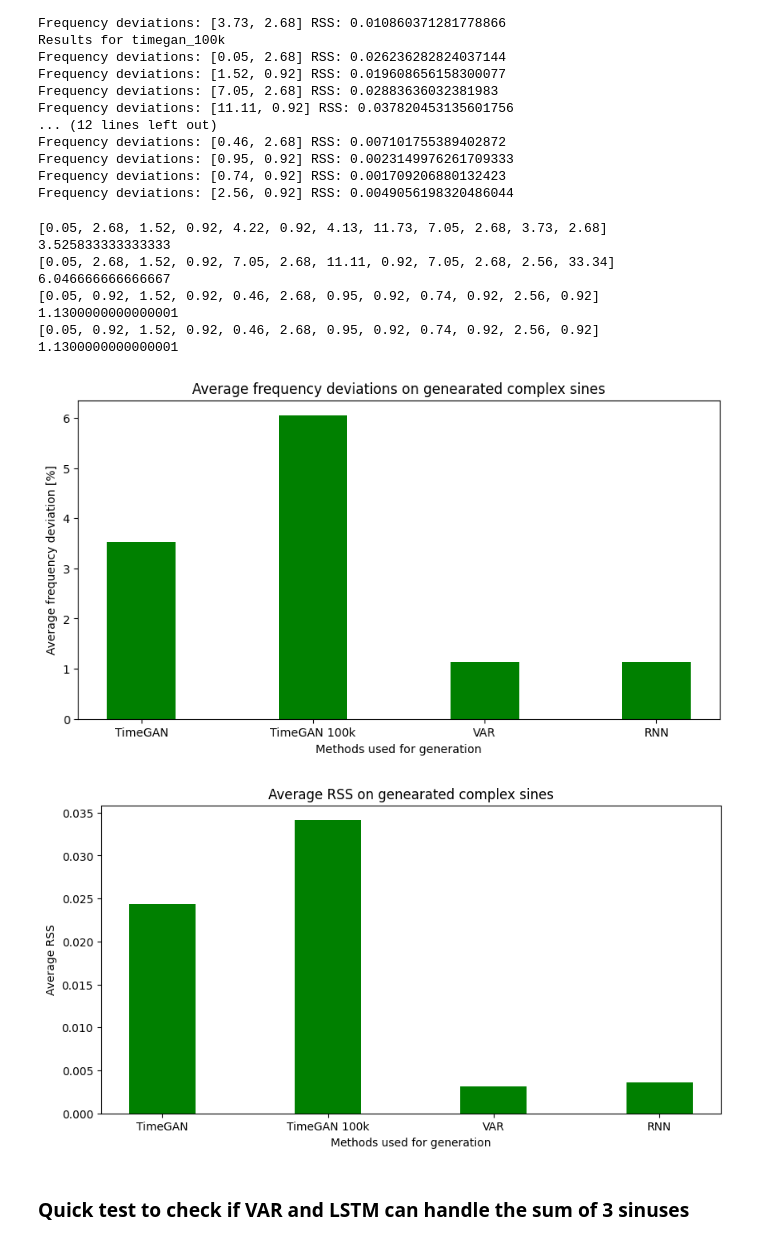
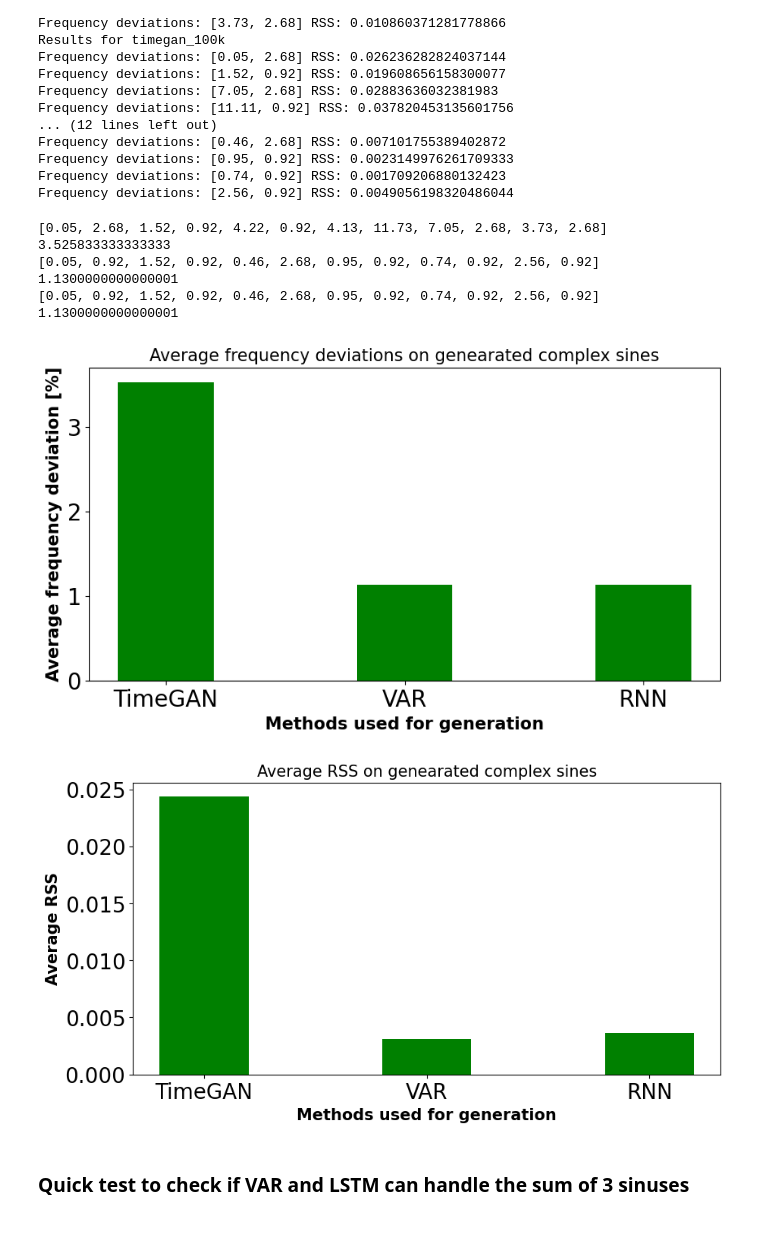
Before and after one commit to fredrikSveen/MSc_time_series_GAN, a Jupyter notebook: curve_fitting_complex.ipynb, the cells around one changed output. Cells and saved outputs as stored; diff of their text form; code cells hidden in the pictures.

Commit message:
Improving readability of plots

```diff
--- a/curve_fitting_complex.ipynb
+++ b/curve_fitting_complex.ipynb
@@ -300,42 +310,46 @@ Frequency deviations: [0.95, 0.92] RSS: 0.0023149976261709333
 Frequency deviations: [0.74, 0.92] RSS: 0.001709206880132423
 Frequency deviations: [2.56, 0.92] RSS: 0.0049056198320486044
 # %%
-bar_labels = ['TimeGAN', 'TimeGAN 100k', 'VAR', 'RNN']
+bar_labels = ['TimeGAN', 'VAR', 'RNN']
 bar_values = []
-for vals in comp_results.values():
+plt.rcParams.update({'font.size': 20})
+
+for key, vals in comp_results.items():
     all_devs = []
+    if key == 'timegan_100k':
+        continue
     for dim in vals:
         all_devs.append(dim[0])
     flattened = list(np.concatenate(all_devs).flat)
     averaged = np.mean(flattened)
     print(flattened)
     print(averaged)
     bar_values.append(averaged)
 fig = plt.figure(figsize = (10, 5))
 
 # creating the bar plot
 plt.bar(bar_labels, bar_values, color ='g',
         width = 0.4)
 
-plt.xlabel("Methods used for generation")
-plt.ylabel("Average frequency deviation [%]")
-plt.title("Average frequency deviations on genearated complex sines")
+plt.xlabel("Methods used for generation", fontweight ='bold', fontsize = 15)
+plt.ylabel("Average frequency deviation [%]", fontweight ='bold', fontsize = 15)
+plt.title("Average frequency deviations on genearated complex sines", fontsize = 15)
 plt.show()
 # %% [output]
 [0.05, 2.68, 1.52, 0.92, 4.22, 0.92, 4.13, 11.73, 7.05, 2.68, 3.73, 2.68]
 3.525833333333333
-[0.05, 2.68, 1.52, 0.92, 7.05, 2.68, 11.11, 0.92, 7.05, 2.68, 2.56, 33.34]
-6.046666666666667
 [0.05, 0.92, 1.52, 0.92, 0.46, 2.68, 0.95, 0.92, 0.74, 0.92, 2.56, 0.92]
 1.1300000000000001
 [0.05, 0.92, 1.52, 0.92, 0.46, 2.68, 0.95, 0.92, 0.74, 0.92, 2.56, 0.92]
 1.1300000000000001
-[figure, old version]
+[figure, new version]
 # %%
-bar_labels = ['TimeGAN', 'TimeGAN 100k', 'VAR', 'RNN']
+bar_labels = ['TimeGAN', 'VAR', 'RNN']
 bar_values = []
-for vals in comp_results.values():
+for key, vals in comp_results.items():
     all_rss = []
+    if key == 'timegan_100k':
+        continue
     for dim in vals:
         all_rss.append(dim[1])
     averaged = np.mean(all_rss)
@@ -346,12 +360,12 @@ fig = plt.figure(figsize = (10, 5))
 plt.bar(bar_labels, bar_values, color ='g',
         width = 0.4)
 
-plt.xlabel("Methods used for generation")
-plt.ylabel("Average RSS")
-plt.title("Average RSS on genearated complex sines")
+plt.xlabel("Methods used for generation", fontweight ='bold', fontsize = 15)
+plt.ylabel("Average RSS", fontweight ='bold', fontsize = 15)
+plt.title("Average RSS on genearated complex sines", fontsize = 15)
 plt.show()
 # %% [output]
-[figure, old version]
+[figure, new version]
 # %% [markdown]
 ### Quick test to check if VAR and LSTM can handle the sum of 3 sinuses
 # %%
```
Also changed, not shown: parts of 2 cells of this notebook, 4 other files.
